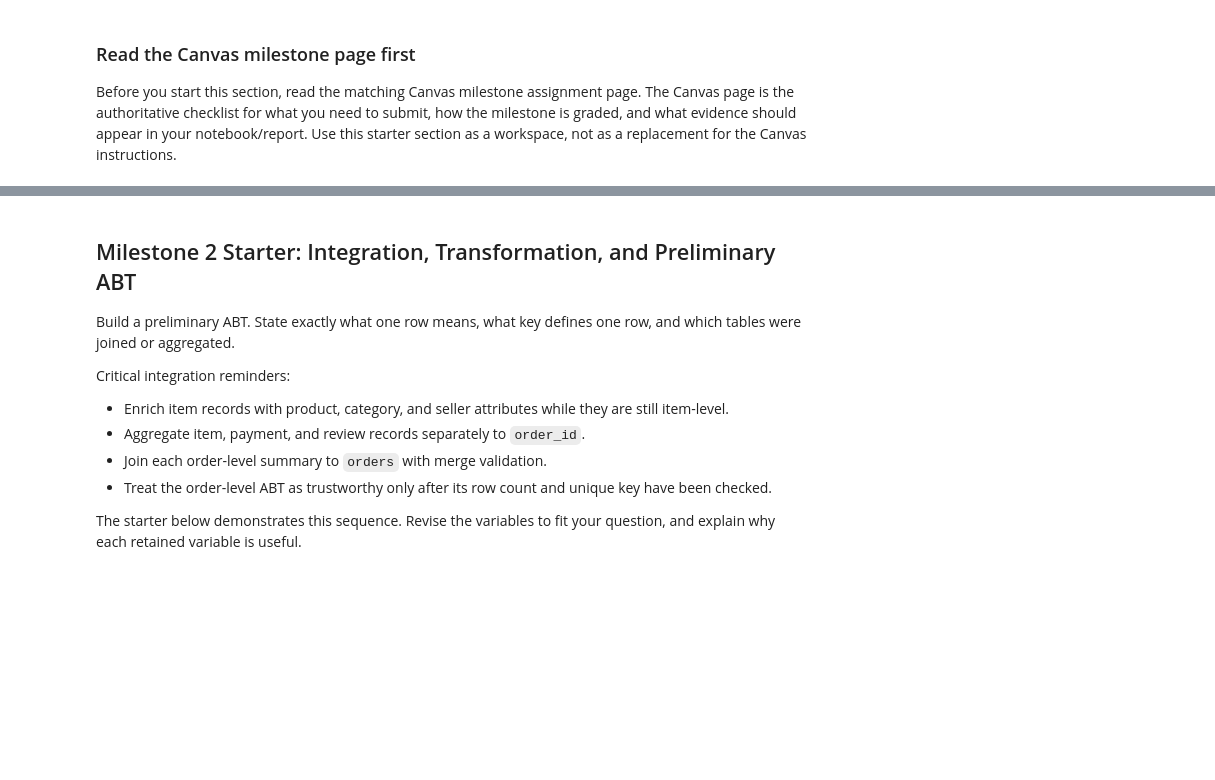
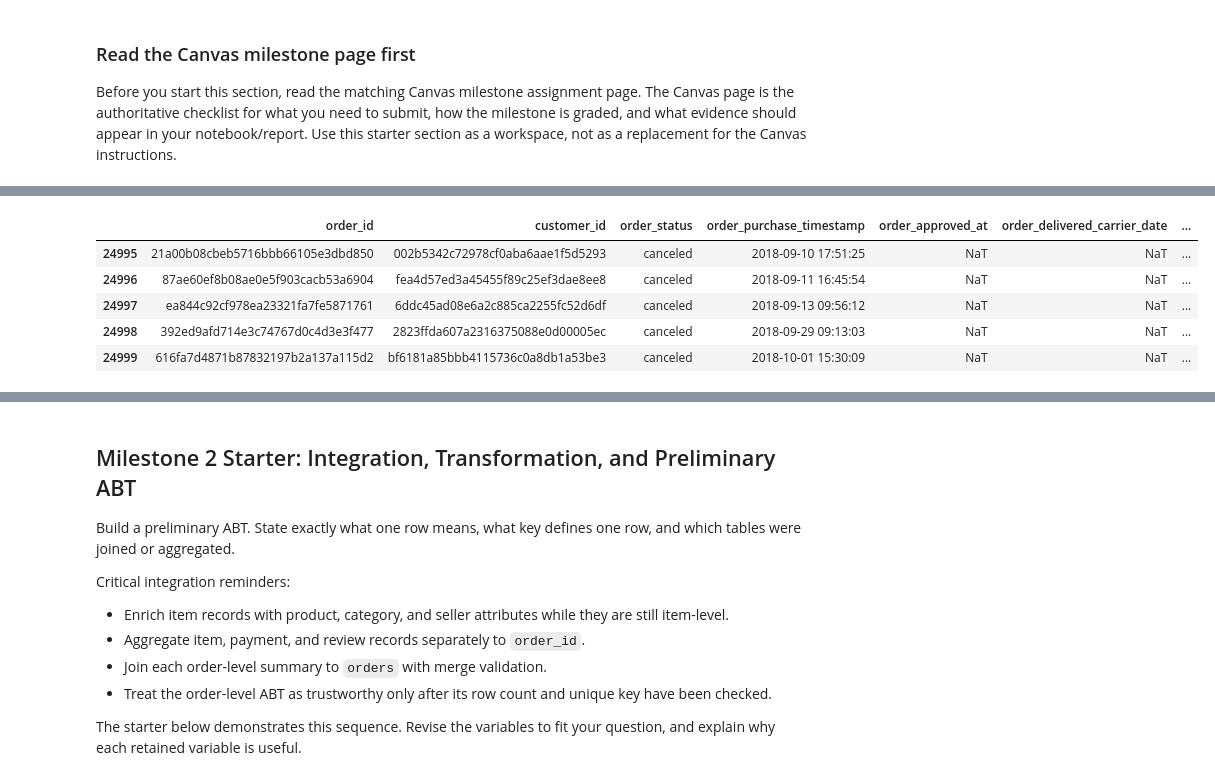
Before and after one commit to Jade-Jung/ban6003-project-option-2-hyejung-jung, a Jupyter notebook: notebooks/olist_project_starter.ipynb, the cells around one changed output, grey strips where cells are left out. Saved outputs shown, nothing was run; the diff lists cells and outputs as text; code cells hidden in the pictures; blank space fills up the shorter version.

```diff
--- a/notebooks/olist_project_starter.ipynb
+++ b/notebooks/olist_project_starter.ipynb
@@ -216,0 +327,9 @@ for name, df in tables.items():
+# %%
+orders.tail()
+# %% [output]
+|  | order_id | customer_id | order_status | order_purchase_timestamp | order_approved_at | order_delivered_carrier_date | ... |
+| 24995 | 21a00b08cbeb5716bbb66105e3dbd850 | 002b5342c72978cf0aba6aae1f5d5293 | canceled | 2018-09-10 17:51:25 | NaT | NaT | ... |
+| 24996 | 87ae60ef8b08ae0e5f903cacb53a6904 | fea4d57ed3a45455f89c25ef3dae8ee8 | canceled | 2018-09-11 16:45:54 | NaT | NaT | ... |
+| 24997 | ea844c92cf978ea23321fa7fe5871761 | 6ddc45ad08e6a2c885ca2255fc52d6df | canceled | 2018-09-13 09:56:12 | NaT | NaT | ... |
+| 24998 | 392ed9afd714e3c74767d0c4d3e3f477 | 2823ffda607a2316375088e0d00005ec | canceled | 2018-09-29 09:13:03 | NaT | NaT | ... |
+| 24999 | 616fa7d4871b87832197b2a137a115d2 | bf6181a85bbb4115736c0a8db1a53be3 | canceled | 2018-10-01 15:30:09 | NaT | NaT | ... |
```
Also changed, not shown: parts of 30 cells of this notebook.
